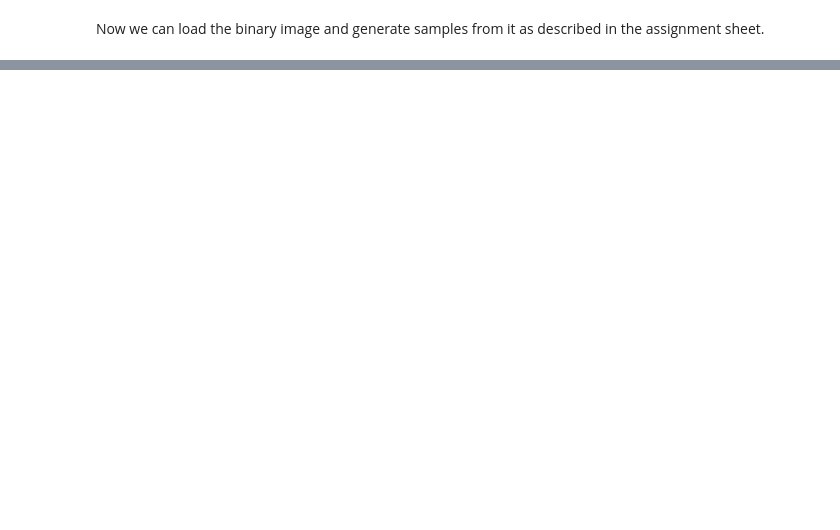
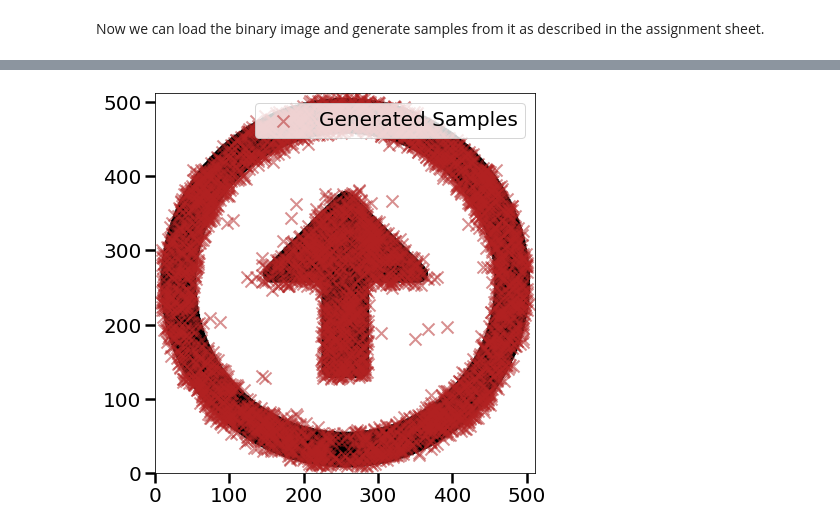
Before and after one commit to FelixSto/NSP_Assignments, a Jupyter notebook: notebooks/assignments/1-6-flows.ipynb, the cells around one changed output, grey strips where cells are left out. Drawn from its saved outputs; the diff is of its cells as text; code cells hidden in the pictures; blank space fills up the shorter version.

```diff
--- a/notebooks/assignments/1-6-flows.ipynb
+++ b/notebooks/assignments/1-6-flows.ipynb
@@ -240,0 +126,6 @@ Text(0, 0.5, 'Y')
+# %%
+base_dist = dist.Normal(torch.zeros(2), torch.ones(2))
+input_dim = 2
+hidden_dims = [input_dim * 30]*10
+transform_coupling = T.spline_coupling(input_dim=2, hidden_dims=hidden_dims, count_bins=32, bound=3)
+flow_dist_coupling = dist.TransformedDistribution(base_dist, [transform_coupling])
@@ -240,0 +174,15 @@ Text(0, 0.5, 'Y')
+# %%
+%%time
+
+# generate samples from the learned distribution
+samples_coupling = flow_dist_coupling.sample(torch.Size([5000,])).detach().numpy()
+samples_coupling = (samples_coupling/2+0.5)*512
+
+fig, ax = plt.subplots(figsize=(7, 7))
+ax.imshow(img, cmap='gray', vmin=0, vmax=255, origin='lower')
+ax.scatter(samples_coupling[:,0], samples_coupling[:,1], color='firebrick',
+           label='Generated Samples', alpha=0.5,  marker='x')
+ax.set_xlim([0,512])
+ax.set_ylim([0,512])
+_ = ax.legend(loc="upper right")
+# %% [output]
@@ -240,0 +190 @@ Text(0, 0.5, 'Y')
+[figure, added]
```
Also changed, not shown: parts of 50 cells of this notebook, 1 other file.
